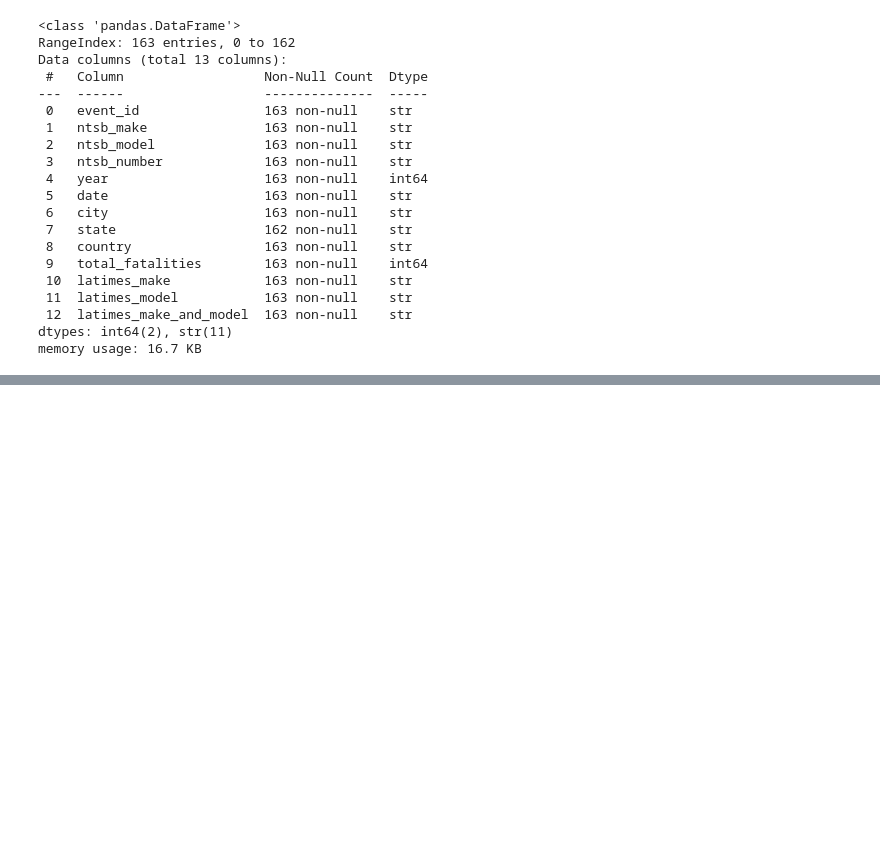
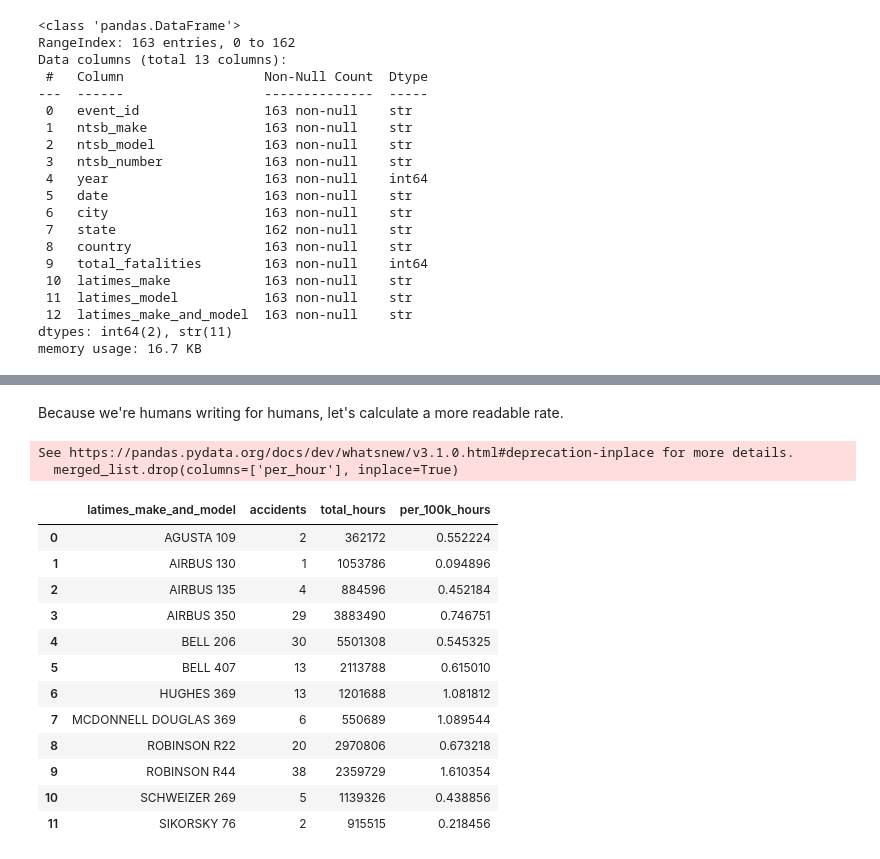
Before and after one commit to zstumgoren/first-python-notebookv2, a Jupyter notebook: first_python_nb.ipynb, the cells around one changed output, grey strips where cells are left out. Cells and saved outputs as stored; diff of their text form; code cells hidden in the pictures; blank space fills up the shorter version.

```diff
--- a/first_python_nb.ipynb
+++ b/first_python_nb.ipynb
@@ -117,0 +438,2 @@ pd.read_excel
+# %%
+merged_list = pd.merge(accident_counts, survey, on="latimes_make_and_model")
@@ -117,0 +485,2 @@ pd.read_excel
+# %%
+merged_list['per_hour'] = merged_list['accidents'] / merged_list['total_hours']
@@ -117,0 +496,25 @@ pd.read_excel
+# %% [markdown]
+Because we're humans writing for humans, let's calculate a more readable rate.
+# %%
+merged_list['per_100k_hours'] = merged_list['per_hour'] * 100_000
+# %%
+merged_list.drop(columns=['per_hour'], inplace=True)
+# %% [output]
+See https://pandas.pydata.org/docs/dev/whatsnew/v3.1.0.html#deprecation-inplace for more details.
+  merged_list.drop(columns=['per_hour'], inplace=True)
+# %%
+merged_list
+# %% [output]
+|  | latimes_make_and_model | accidents | total_hours | per_100k_hours |
+| 0 | AGUSTA 109 | 2 | 362172 | 0.552224 |
+| 1 | AIRBUS 130 | 1 | 1053786 | 0.094896 |
+| 2 | AIRBUS 135 | 4 | 884596 | 0.452184 |
+| 3 | AIRBUS 350 | 29 | 3883490 | 0.746751 |
+| 4 | BELL 206 | 30 | 5501308 | 0.545325 |
+| 5 | BELL 407 | 13 | 2113788 | 0.615010 |
+| 6 | HUGHES 369 | 13 | 1201688 | 1.081812 |
+| 7 | MCDONNELL DOUGLAS 369 | 6 | 550689 | 1.089544 |
+| 8 | ROBINSON R22 | 20 | 2970806 | 0.673218 |
+| 9 | ROBINSON R44 | 38 | 2359729 | 1.610354 |
+| 10 | SCHWEIZER 269 | 5 | 1139326 | 0.438856 |
+| 11 | SIKORSKY 76 | 2 | 915515 | 0.218456 |
```
Also changed, not shown: parts of 45 cells of this notebook.
